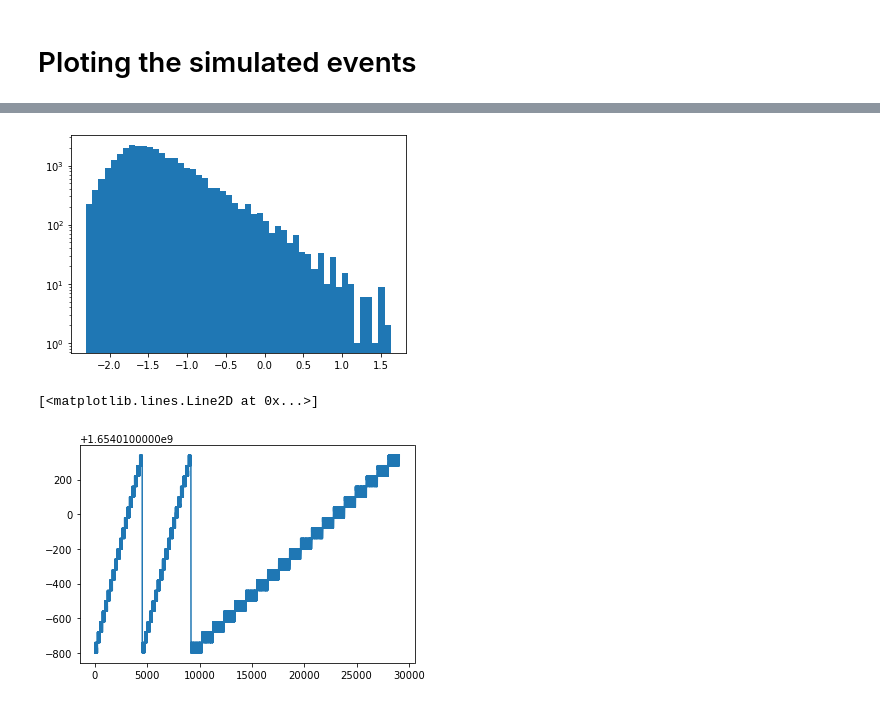
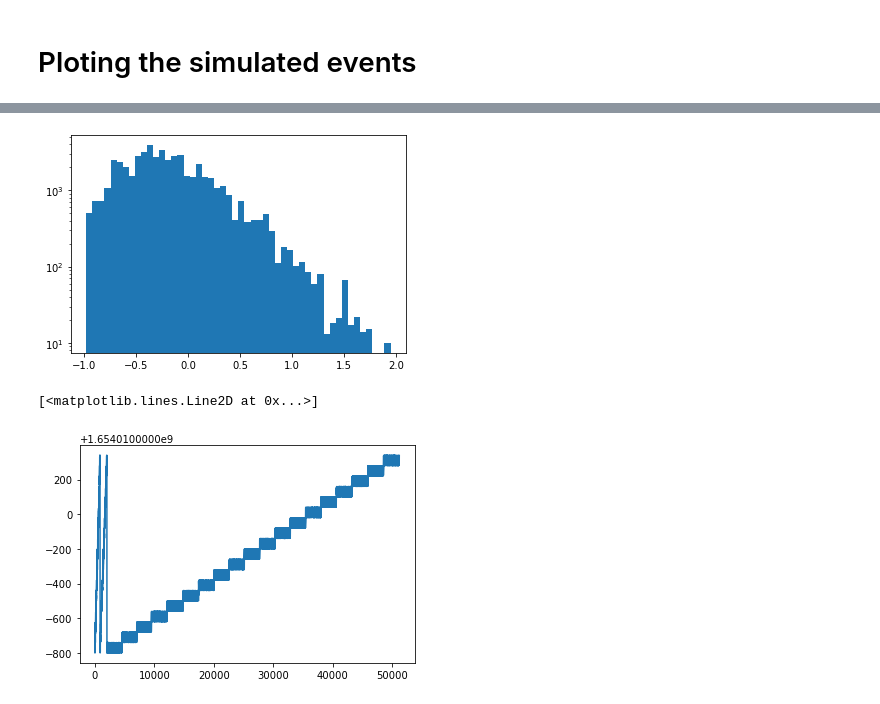
Before and after one commit to cta-observatory/srcsim, a Jupyter notebook: notebooks/data-run-testing.ipynb, the cells around one changed output, grey strips where cells are left out. Cells and saved outputs as stored; diff of their text form; code cells hidden in the pictures.

```diff
--- a/notebooks/data-run-testing.ipynb
+++ b/notebooks/data-run-testing.ipynb
@@ -39 +34,10 @@ MCCollection instance
+# %%
+mc = {
+    emission_type: MCCollection(cfg['mc'][emission_type]['files'])
+    for emission_type in cfg['mc']
+}
+
+for emission_type in mc:
+    if cfg['mc'][emission_type]['max_samples'] is not None:
+        mc[emission_type].samples = mc[emission_type].samples[:cfg['mc'][emission_type]['max_samples']]
 # %% [markdown]
@@ -95,7 +102,8 @@ evt = [
     run.predict(
         mc,
         src,
-        tel_pos_tolerance=180*u.deg
+        tel_pos_tolerance=180*u.deg,
+        time_step=1*u.minute
     )
     for src in srcs
 ]
@@ -109,3 +111,5 @@ See the caveats in the documentation: https://pandas.pydata.org/pandas-docs/stab
+# %%
+evtdl3 = events.query('mc_energy > 0.1 & intensity > 100 & gammaness > 0.5')
 # %% [markdown]
 # Ploting the simulated events
 # %%
@@ -167,16 +190,16 @@ pyplot.colorbar()
 # %%
 pyplot.semilogy()
 pyplot.hist(
-    np.log10(events['mc_energy']),
+    np.log10(evtdl3['mc_energy']),
     # np.log10(mcevents.samples[0].data_table['mc_energy']),
     bins=50
 );
 # %% [output]
-[figure, old version]
+[figure, new version]
 # %%
 pyplot.plot(
-    events['dragon_time'].to_numpy(),
+    evtdl3['dragon_time'].to_numpy(),
 )
 # %% [output]
 [<matplotlib.lines.Line2D at 0x...>]
-[figure, old version]
+[figure, new version]
```
Also changed, not shown: parts of 10 cells of this notebook, 1 other file.
